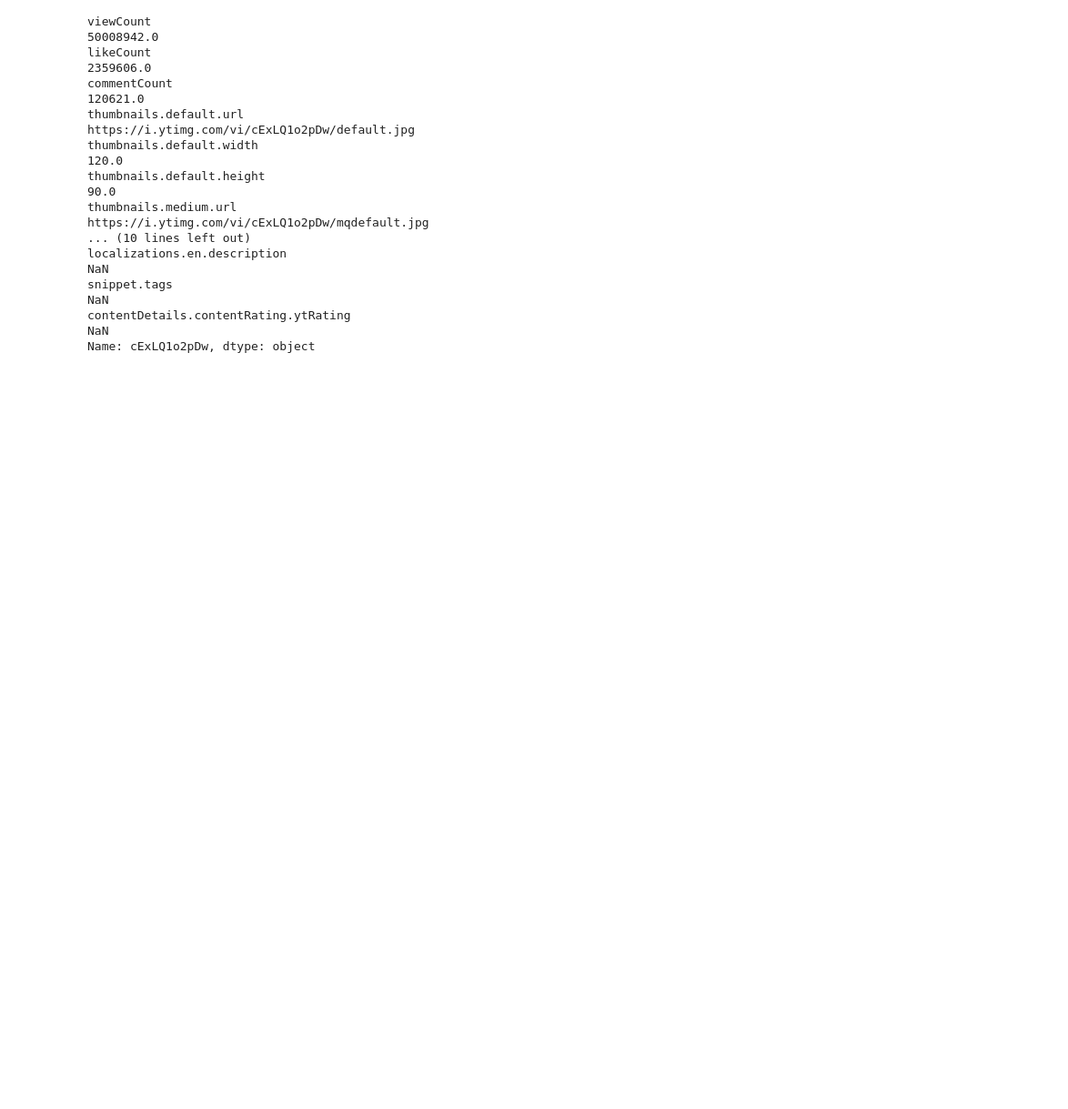
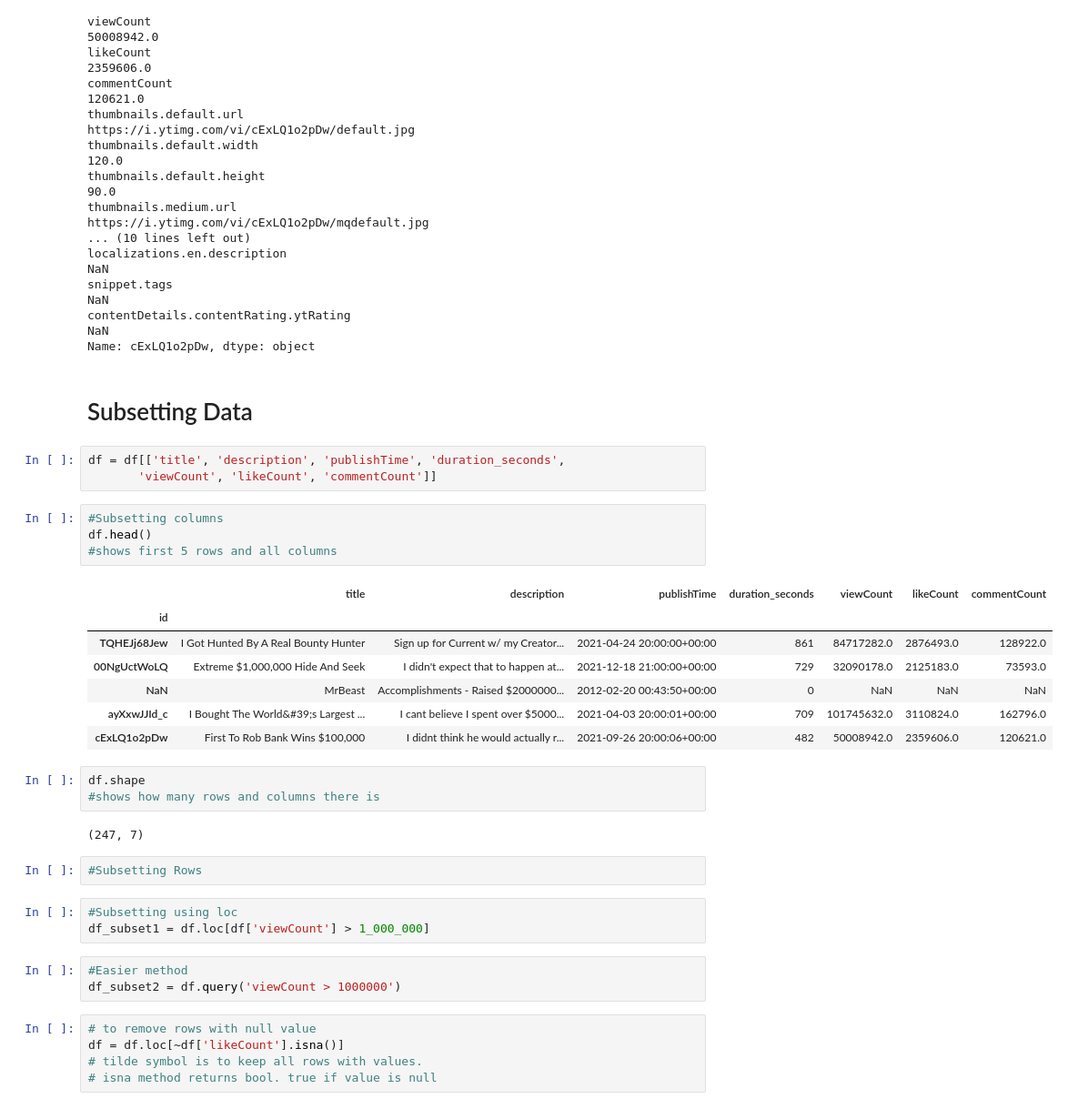
Before and after one commit to majogamit/Intro-to-Pandas, a Jupyter notebook: simple-intro-to-pandas.ipynb, the cells around one changed output. Shown at 91% size. Saved outputs shown, nothing was run; the diff lists cells and outputs as text; blank space fills up the shorter version.

Commit message:
V7 Subset Data

```diff
--- a/simple-intro-to-pandas.ipynb
+++ b/simple-intro-to-pandas.ipynb
@@ -271,3 +278,38 @@ localizations.en.description
 snippet.tags                                                                           NaN
 contentDetails.contentRating.ytRating                                                  NaN
 Name: cExLQ1o2pDw, dtype: object
+# %% [markdown]
+# Subsetting Data
+# %%
+df = df[['title', 'description', 'publishTime', 'duration_seconds',
+       'viewCount', 'likeCount', 'commentCount']]
+# %%
+#Subsetting columns
+df.head()
+#shows first 5 rows and all columns
+# %% [output]
+|  | title | description | publishTime | duration_seconds | viewCount | likeCount | commentCount |
+| id |  |  |  |  |  |  |  |
+| TQHEJj68Jew | I Got Hunted By A Real Bounty Hunter | Sign up for Current w/ my Creator... | 2021-04-24 20:00:00+00:00 | 861 | 84717282.0 | 2876493.0 | 128922.0 |
+| 00NgUctWoLQ | Extreme $1,000,000 Hide And Seek | I didn't expect that to happen at... | 2021-12-18 21:00:00+00:00 | 729 | 32090178.0 | 2125183.0 | 73593.0 |
+| NaN | MrBeast | Accomplishments - Raised $2000000... | 2012-02-20 00:43:50+00:00 | 0 | NaN | NaN | NaN |
+| ayXxwJJId_c | I Bought The World&#39;s Largest ... | I cant believe I spent over $5000... | 2021-04-03 20:00:01+00:00 | 709 | 101745632.0 | 3110824.0 | 162796.0 |
+| cExLQ1o2pDw | First To Rob Bank Wins $100,000 | I didnt think he would actually r... | 2021-09-26 20:00:06+00:00 | 482 | 50008942.0 | 2359606.0 | 120621.0 |
+# %%
+df.shape
+#shows how many rows and columns there is
+# %% [output]
+(247, 7)
+# %%
+#Subsetting Rows
+# %%
+#Subsetting using loc
+df_subset1 = df.loc[df['viewCount'] > 1_000_000]
+# %%
+#Easier method
+df_subset2 = df.query('viewCount > 1000000')
+# %%
+# to remove rows with null value
+df = df.loc[~df['likeCount'].isna()]
+# tilde symbol is to keep all rows with values.
+# isna method returns bool. true if value is null
```
Also changed, not shown: parts of 1 cell of this notebook.
